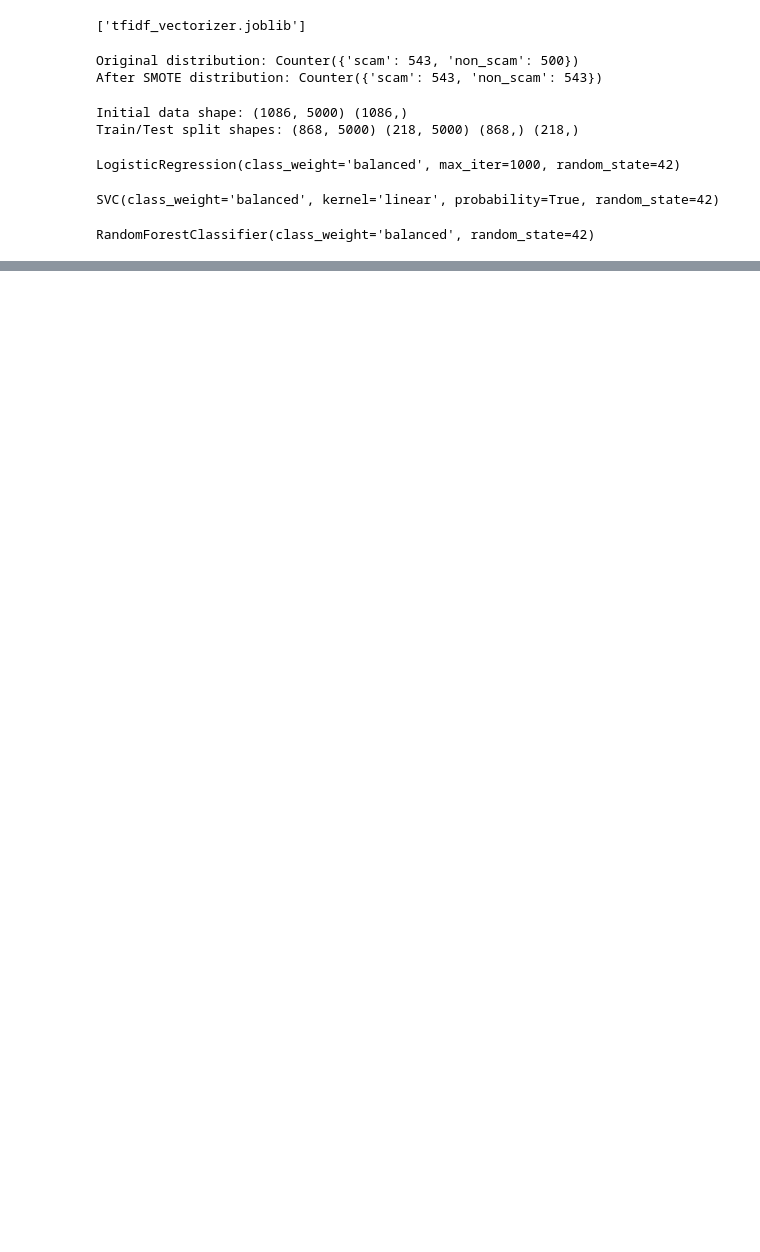
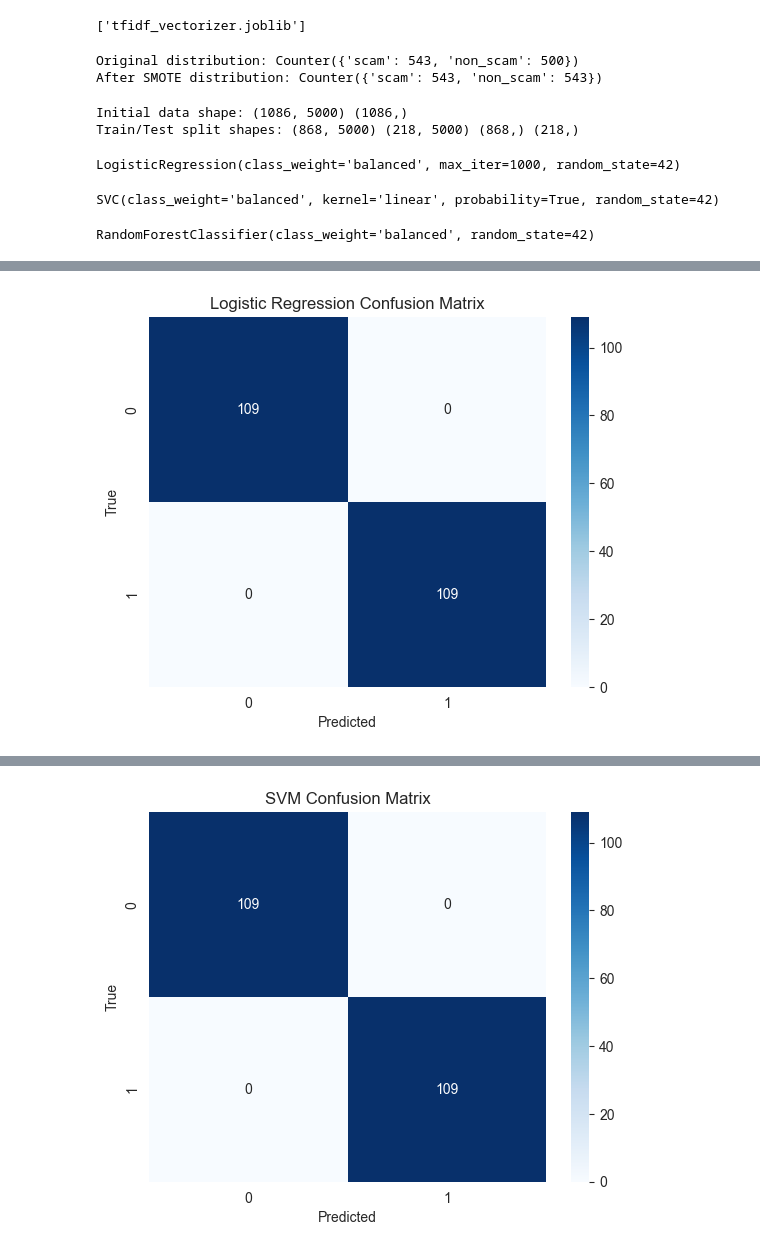
Before and after one commit to OfficialCodeVoyage/HackUNT_AlphaGuard_-AI, a Jupyter notebook: LLM_scams/train.ipynb, the cells around one changed output, grey strips where cells are left out. Cells and saved outputs as stored; diff of their text form; code cells hidden in the pictures; blank space fills up the shorter version.

```diff
--- a/LLM_scams/train.ipynb
+++ b/LLM_scams/train.ipynb
@@ -290,24 +284,51 @@ XGBClassifier(base_score=None, booster=None, callbacks=None,
 # %%
-from sklearn.metrics import classification_report, confusion_matrix, accuracy_score, precision_score, recall_score, f1_score, roc_auc_score
+from sklearn.model_selection import train_test_split
 
-def evaluate_model(model, X_test, y_test, model_name):
-    y_pred = model.predict(X_test)
-    y_proba = model.predict_proba(X_test)[:,1]
+# Verify initial data shape before splitting
+print("Initial data shape:", X_resampled.shape, y_resampled.shape)
 
-    print(f"=== {model_name} Metrics ===")
-    print("Accuracy:", accuracy_score(y_test, y_pred))
-    print("Precision:", precision_score(y_test, y_pred))
-    print("Recall:", recall_score(y_test, y_pred))
-    print("F1-Score:", f1_score(y_test, y_pred))
-    print("ROC-AUC:", roc_auc_score(y_test, y_proba))
-    print("\nClassification Report:\n", classification_report(y_test, y_pred))
+# Perform train-test split
+X_train, X_test, y_train, y_test = train_test_split(
+    X_resampled, y_resampled, test_size=0.2, random_state=42, stratify=y_resampled
+)
 
-    # Confusion Matrix
-    cm = confusion_matrix(y_test, y_pred)
-    sns.heatmap(cm, annot=True, fmt='d', cmap='Blues')
-    plt.title(f'{model_name} Confusion Matrix')
-    plt.xlabel('Predicted')
-    plt.ylabel('True')
-    plt.show()
+# Check shapes of split data
+print("Train/Test split shapes:", X_train.shape, X_test.shape, y_train.shape, y_test.shape)
 
-    return roc_auc_score(y_test, y_proba)
+# Map labels to integers before training
+y_train = y_train.map({'non_scam': 0, 'scam': 1})
+y_test = y_test.map({'non_scam': 0, 'scam': 1})
+
+# Verify the mapping is correct
+print("y_train unique values after mapping:", y_train.unique())
+print("y_test unique values after mapping:", y_test.unique())
+
+# Retrain models with integer labels
+lr.fit(X_train, y_train)
+svm.fit(X_train, y_train)
+rf.fit(X_train, y_train)
+xgb_model.fit(X_train, y_train)
+
+# Evaluate models
+roc_auc_lr = evaluate_model(lr, X_test, y_test, "Logistic Regression")
+roc_auc_svm = evaluate_model(svm, X_test, y_test, "SVM")
+roc_auc_rf = evaluate_model(rf, X_test, y_test, "Random Forest")
+roc_auc_xgb = evaluate_model(xgb_model, X_test, y_test, "XGBoost")
+
+# Collect and plot ROC-AUC scores
+models = ['Logistic Regression', 'SVM', 'Random Forest', 'XGBoost']
+roc_aucs = [roc_auc_lr, roc_auc_svm, roc_auc_rf, roc_auc_xgb]
+
+# Create a DataFrame for plotting to apply `hue`
+import pandas as pd
+plot_data = pd.DataFrame({'Model': models, 'ROC-AUC Score': roc_aucs})
+
+# Plot ROC-AUC comparison
+plt.figure(figsize=(8, 6))
+sns.barplot(data=plot_data, x='Model', y='ROC-AUC Score', hue='Model', dodge=False, palette='viridis', legend=False)
+plt.title('Model ROC-AUC Comparison')
+plt.ylabel('ROC-AUC Score')
+plt.xlabel('Models')
+plt.ylim(0, 1)
+plt.show()
+# %% [output]
@@ -313,0 +355 @@ def evaluate_model(model, X_test, y_test, model_name):
+[figure, added]
@@ -313,0 +372 @@ def evaluate_model(model, X_test, y_test, model_name):
+[figure, added]
```
Also changed, not shown: parts of 6 cells of this notebook, 4 other files.
